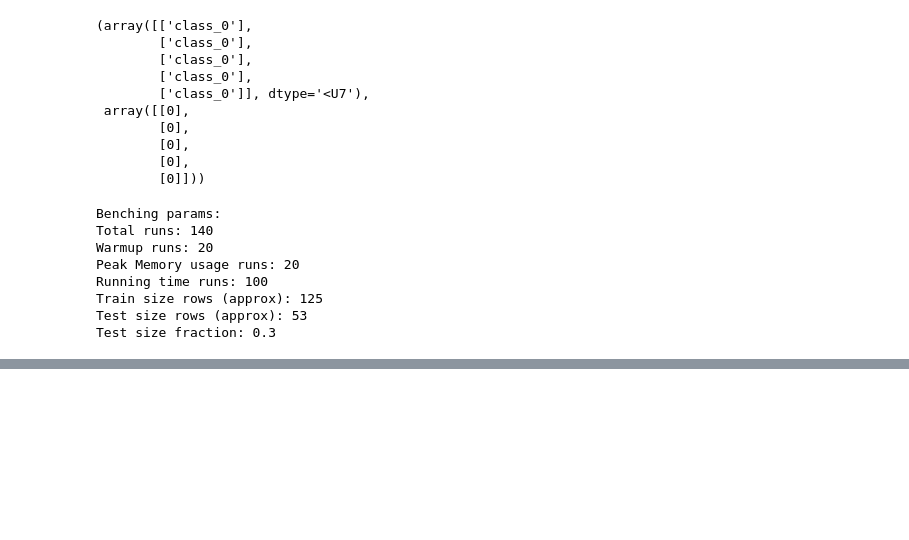
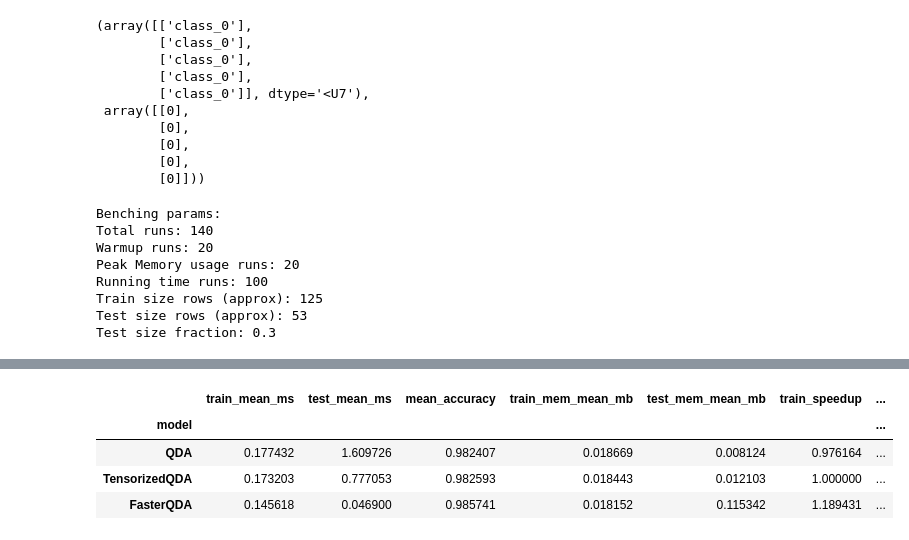
Before and after one commit to abrilnoguera/TP-AMIA, a Jupyter notebook: AMIA_2025_TP1.ipynb, the cells around one changed output, grey strips where cells are left out. Saved outputs shown, nothing was run; the diff lists cells and outputs as text; code cells hidden in the pictures; blank space fills up the shorter version.

```diff
--- a/AMIA_2025_TP1.ipynb
+++ b/AMIA_2025_TP1.ipynb
@@ -557,0 +642,14 @@ La descomposición/factorización de [Cholesky](https://en.wikipedia.org/wiki/Ch
+# %%
+summ = b.summary(baseline='TensorizedQDA')
+
+summ[[
+    'train_mean_ms', 'test_mean_ms','mean_accuracy', 'train_mem_mean_mb', 'test_mem_mean_mb',
+    'train_speedup', 'test_speedup',
+    'train_mem_reduction', 'test_mem_reduction'
+]]
+# %% [output]
+|  | train_mean_ms | test_mean_ms | mean_accuracy | train_mem_mean_mb | test_mem_mean_mb | train_speedup | ... |
+| model |  |  |  |  |  |  | ... |
+| QDA | 0.177432 | 1.609726 | 0.982407 | 0.018669 | 0.008124 | 0.976164 | ... |
+| TensorizedQDA | 0.173203 | 0.777053 | 0.982593 | 0.018443 | 0.012103 | 1.000000 | ... |
+| FasterQDA | 0.145618 | 0.046900 | 0.985741 | 0.018152 | 0.115342 | 1.189431 | ... |
```
Also changed, not shown: parts of 37 cells of this notebook.
